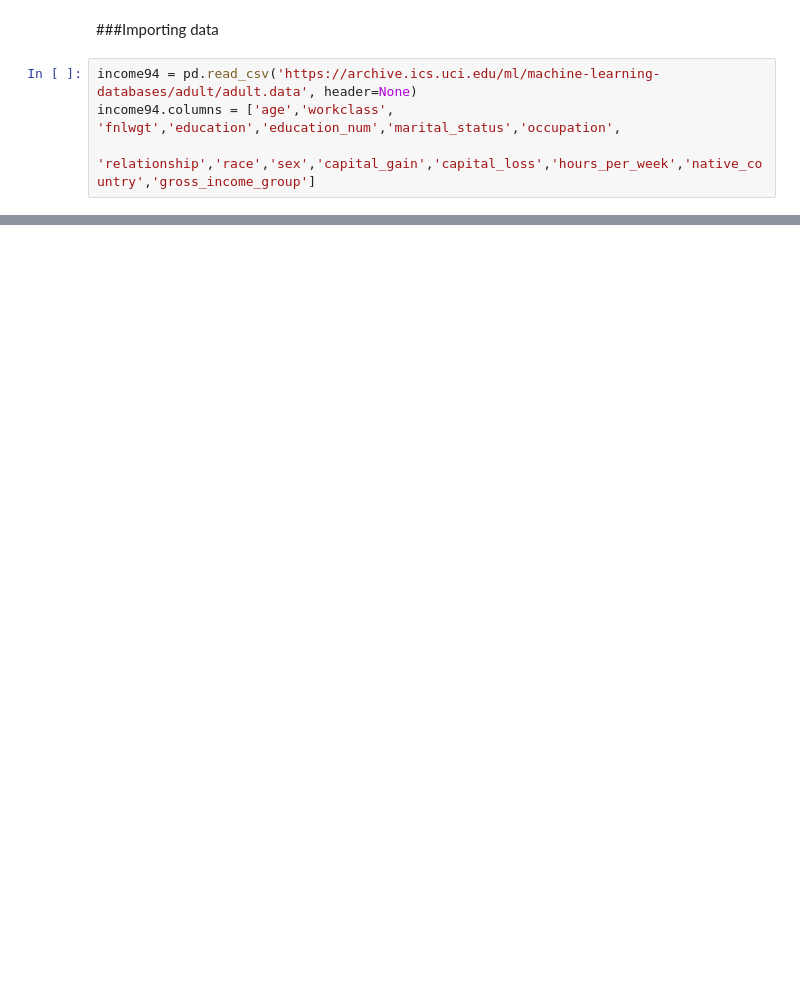
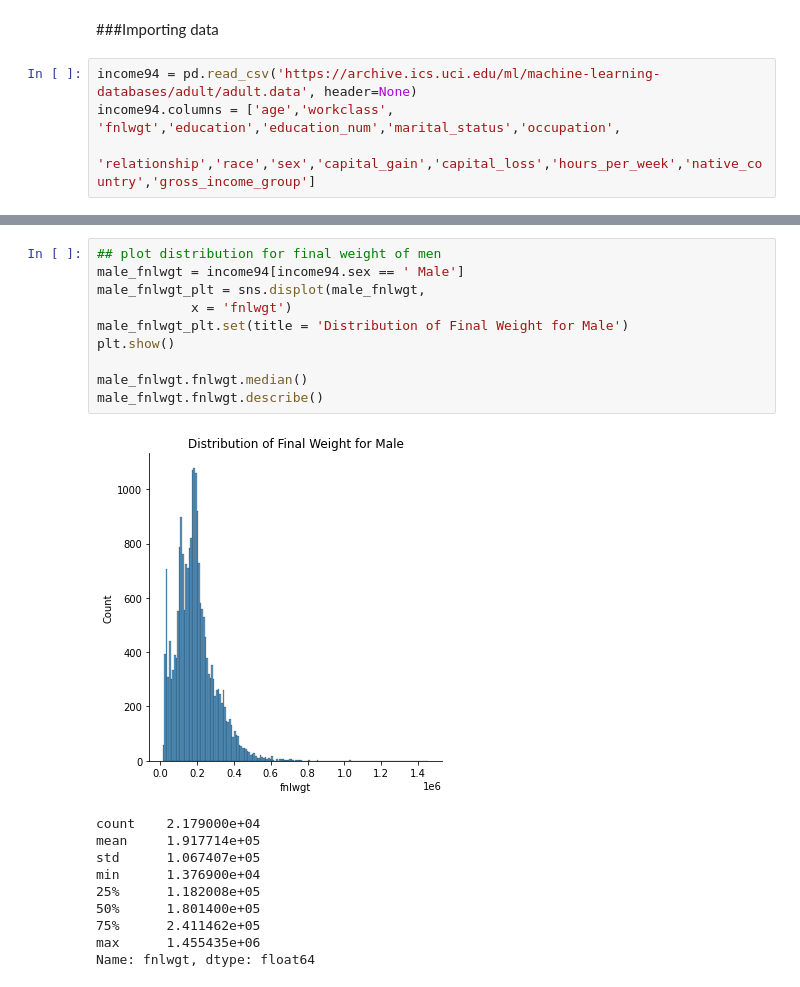
Before and after one commit to quyunniii/JSC270_Assg2, a Jupyter notebook: JSC270_A2_YunniQu.ipynb, the cells around one changed output, grey strips where cells are left out. Saved outputs shown, nothing was run; the diff lists cells and outputs as text; blank space fills up the shorter version.

```diff
--- a/JSC270_A2_YunniQu.ipynb
+++ b/JSC270_A2_YunniQu.ipynb
@@ -20,0 +166,21 @@ test
+# %%
+## plot distribution for final weight of men
+male_fnlwgt = income94[income94.sex == ' Male']
+male_fnlwgt_plt = sns.displot(male_fnlwgt,
+            x = 'fnlwgt')
+male_fnlwgt_plt.set(title = 'Distribution of Final Weight for Male')
+plt.show()
+
+male_fnlwgt.fnlwgt.median()
+male_fnlwgt.fnlwgt.describe()
+# %% [output]
+[figure, added]
+count    2.179000e+04
+mean     1.917714e+05
+std      1.067407e+05
+min      1.376900e+04
+25%      1.182008e+05
+50%      1.801400e+05
+75%      2.411462e+05
+max      1.455435e+06
+Name: fnlwgt, dtype: float64
```
Also changed, not shown: parts of 34 cells of this notebook.
